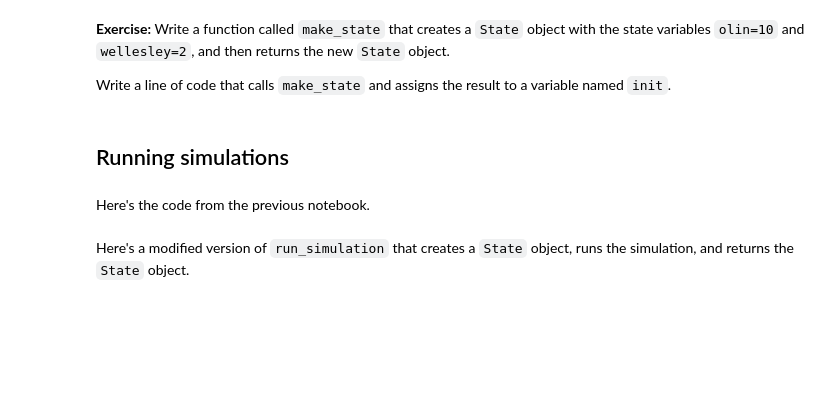
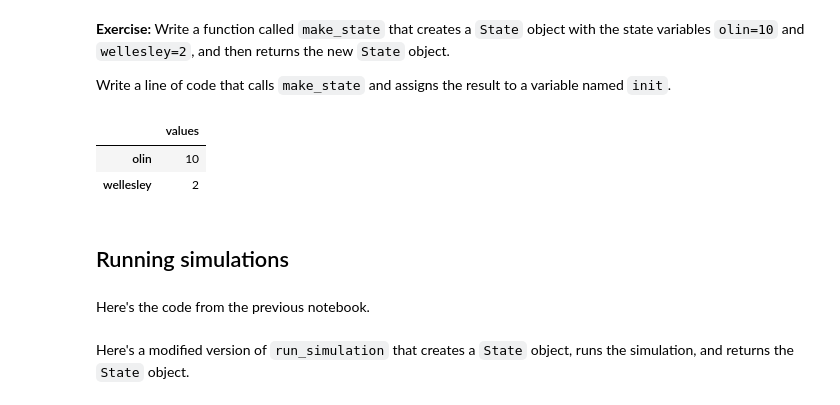
Before and after one commit to sdaitzman/ModSimPy, a Jupyter notebook: code/chap04-mine.ipynb, the cells around one changed output. Cells and saved outputs as stored; diff of their text form; code cells hidden in the pictures; blank space fills up the shorter version.

```diff
--- a/code/chap04-mine.ipynb
+++ b/code/chap04-mine.ipynb
@@ -55,3 +61,12 @@ Write a line of code that calls `make_state` and assigns the result to a variabl
+# %%
+def make_state():
+    return State(olin=10,wellesley=2)
+# %%
+init=make_state()
+# %% [output]
+|  | values |
+| olin | 10 |
+| wellesley | 2 |
 # %% [markdown]
 ## Running simulations
 # %% [markdown]
```
Also changed, not shown: parts of 23 cells of this notebook, 1 other file.
